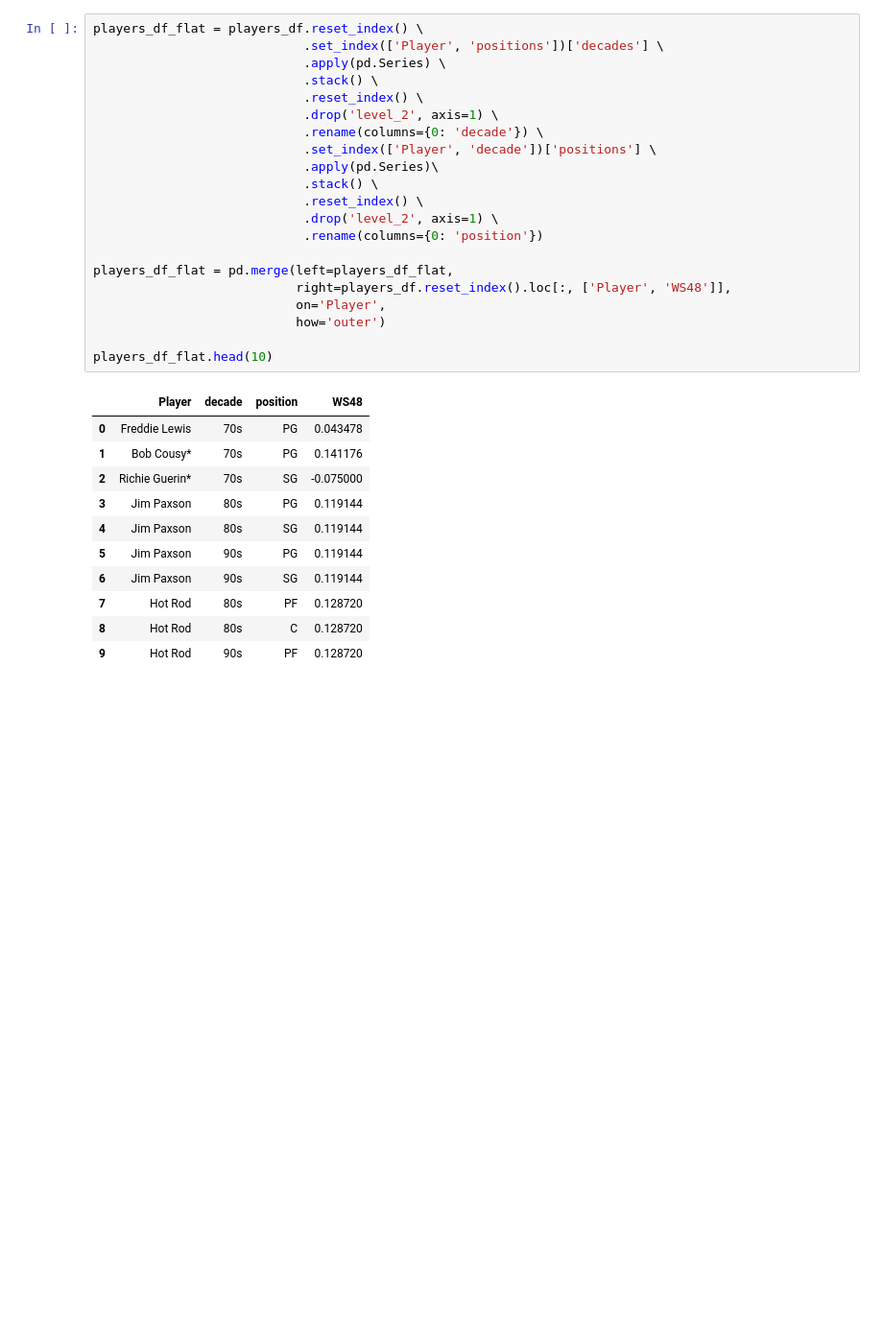
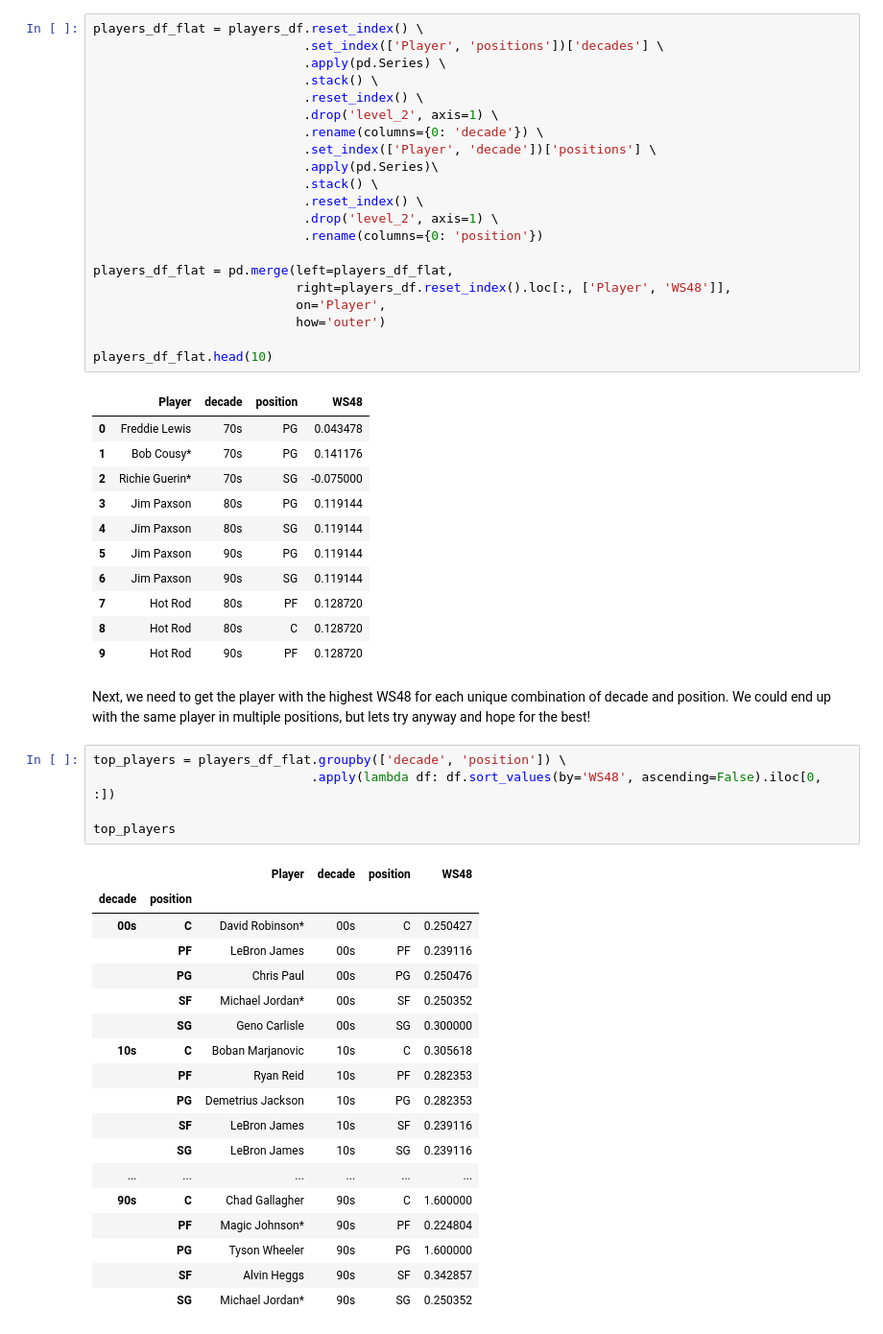
Before and after one commit to tmacdwh1986/kaggle-nba-player-stats, a Jupyter notebook: notebooks/2.0-PH-team-selection.ipynb, the cells around one changed output. Shown at 96% size. Saved outputs shown, nothing was run; the diff lists cells and outputs as text; blank space fills up the shorter version.

Commit message:
Select best team based on win shares per 48 minutes.

```diff
--- a/notebooks/2.0-PH-team-selection.ipynb
+++ b/notebooks/2.0-PH-team-selection.ipynb
@@ -127,3 +128,29 @@ players_df_flat.head(10)
 | 7 | Hot Rod | 80s | PF | 0.128720 |
 | 8 | Hot Rod | 80s | C | 0.128720 |
 | 9 | Hot Rod | 90s | PF | 0.128720 |
+# %% [markdown]
+Next, we need to get the player with the highest WS48 for each unique combination of decade and position. We could end up with the same player in multiple positions, but lets try anyway and hope for the best!
+# %%
+top_players = players_df_flat.groupby(['decade', 'position']) \
+                             .apply(lambda df: df.sort_values(by='WS48', ascending=False).iloc[0, :])
+
+top_players
+# %% [output]
+|  |  | Player | decade | position | WS48 |
+| decade | position |  |  |  |  |
+| 00s | C | David Robinson* | 00s | C | 0.250427 |
+|  | PF | LeBron James | 00s | PF | 0.239116 |
+|  | PG | Chris Paul | 00s | PG | 0.250476 |
+|  | SF | Michael Jordan* | 00s | SF | 0.250352 |
+|  | SG | Geno Carlisle | 00s | SG | 0.300000 |
+| 10s | C | Boban Marjanovic | 10s | C | 0.305618 |
+|  | PF | Ryan Reid | 10s | PF | 0.282353 |
+|  | PG | Demetrius Jackson | 10s | PG | 0.282353 |
+|  | SF | LeBron James | 10s | SF | 0.239116 |
+|  | SG | LeBron James | 10s | SG | 0.239116 |
+| ... | ... | ... | ... | ... | ... |
+| 90s | C | Chad Gallagher | 90s | C | 1.600000 |
+|  | PF | Magic Johnson* | 90s | PF | 0.224804 |
+|  | PG | Tyson Wheeler | 90s | PG | 1.600000 |
+|  | SF | Alvin Heggs | 90s | SF | 0.342857 |
+|  | SG | Michael Jordan* | 90s | SG | 0.250352 |
```
Also changed, not shown: parts of 10 cells of this notebook.
